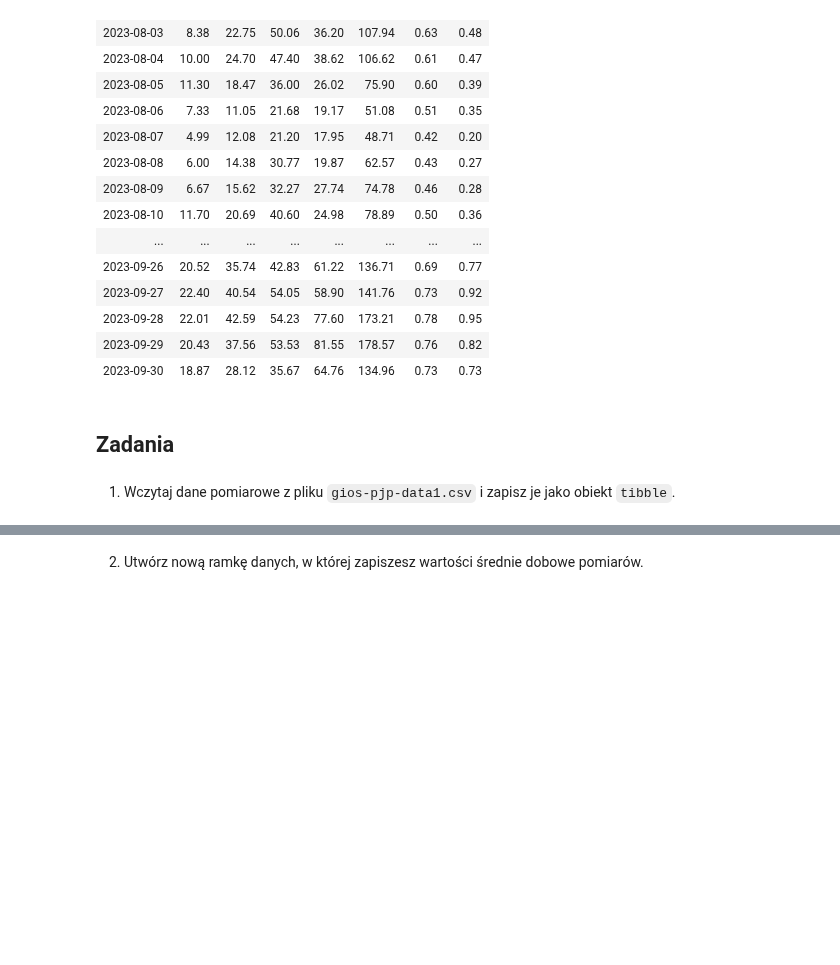
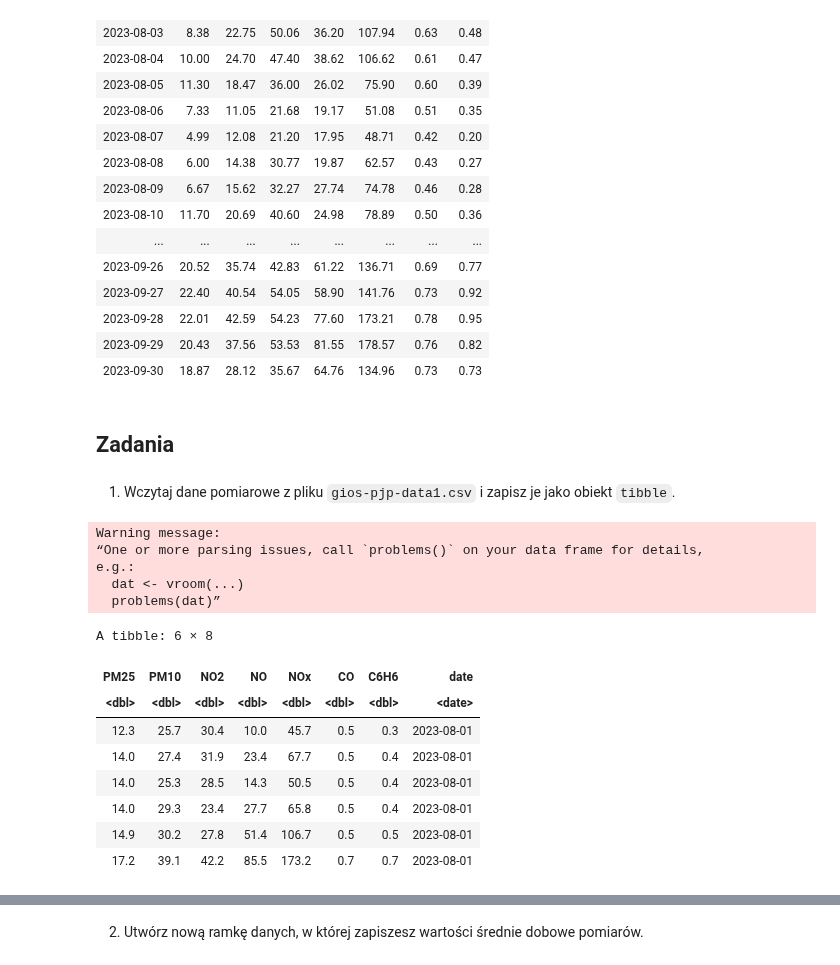
Before and after one commit to stawarzkrzysztof/uczenie_maszynowe_ifs2024, a Jupyter notebook: 02_10_2024/UM2024_wprowadzenie.ipynb, the cells around one changed output, grey strips where cells are left out. Cells and saved outputs as stored; diff of their text form; code cells hidden in the pictures; blank space fills up the shorter version.

```diff
--- a/02_10_2024/UM2024_wprowadzenie.ipynb
+++ b/02_10_2024/UM2024_wprowadzenie.ipynb
@@ -1212,3 +1212,24 @@ A data.frame: 61 × 8
 ## Zadania
 # %% [markdown]
 1. Wczytaj dane pomiarowe z pliku `gios-pjp-data1.csv` i zapisz je jako obiekt `tibble`.
+# %%
+df <- read_csv("dane/gios-pjp-data1.csv", show_col_types = FALSE)
+names(df)[2:8] <- c("PM25", "PM10", "NO2", "NO", "NOx", "CO", "C6H6")
+df$date = date(df$Data)
+df <- df[-1]
+head(df)
+# %% [output]
+Warning message:
+“One or more parsing issues, call `problems()` on your data frame for details,
+e.g.:
+  dat <- vroom(...)
+  problems(dat)”
+A tibble: 6 × 8
+| PM25 | PM10 | NO2 | NO | NOx | CO | C6H6 | date |
+| <dbl> | <dbl> | <dbl> | <dbl> | <dbl> | <dbl> | <dbl> | <date> |
+| 12.3 | 25.7 | 30.4 | 10.0 | 45.7 | 0.5 | 0.3 | 2023-08-01 |
+| 14.0 | 27.4 | 31.9 | 23.4 | 67.7 | 0.5 | 0.4 | 2023-08-01 |
+| 14.0 | 25.3 | 28.5 | 14.3 | 50.5 | 0.5 | 0.4 | 2023-08-01 |
+| 14.0 | 29.3 | 23.4 | 27.7 | 65.8 | 0.5 | 0.4 | 2023-08-01 |
+| 14.9 | 30.2 | 27.8 | 51.4 | 106.7 | 0.5 | 0.5 | 2023-08-01 |
+| 17.2 | 39.1 | 42.2 | 85.5 | 173.2 | 0.7 | 0.7 | 2023-08-01 |
```
Also changed, not shown: parts of 4 cells of this notebook.
